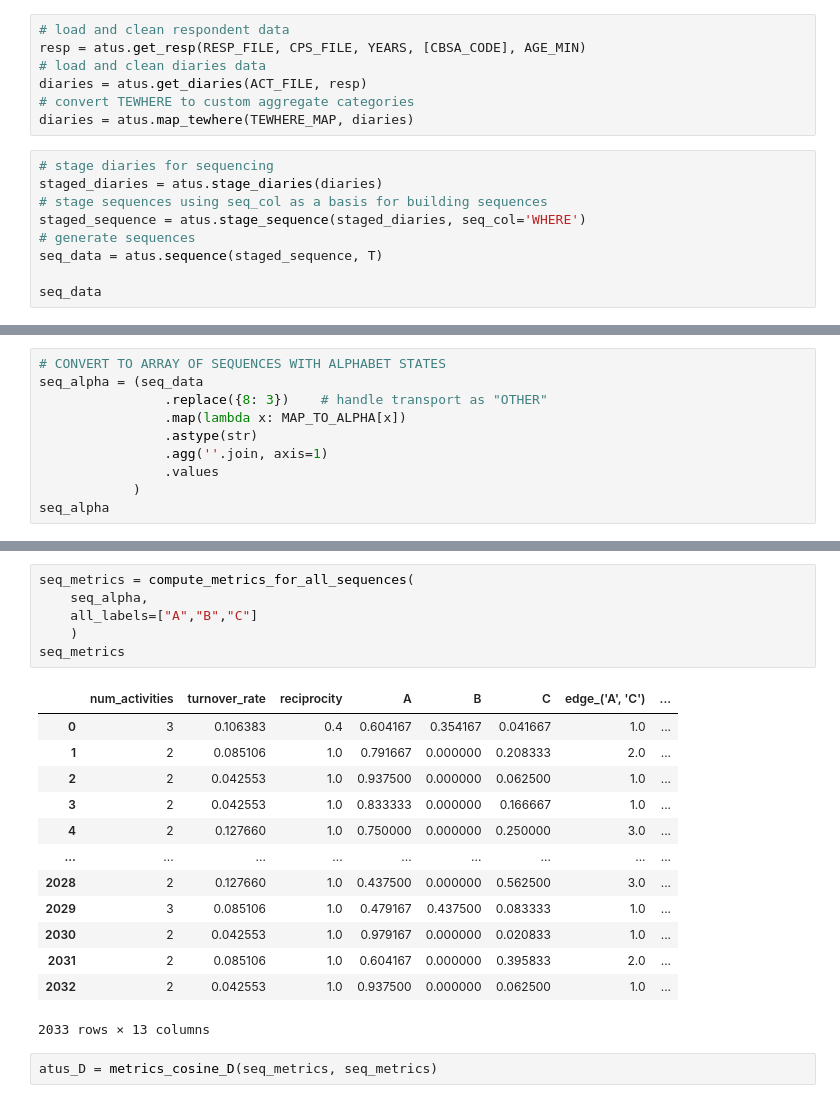
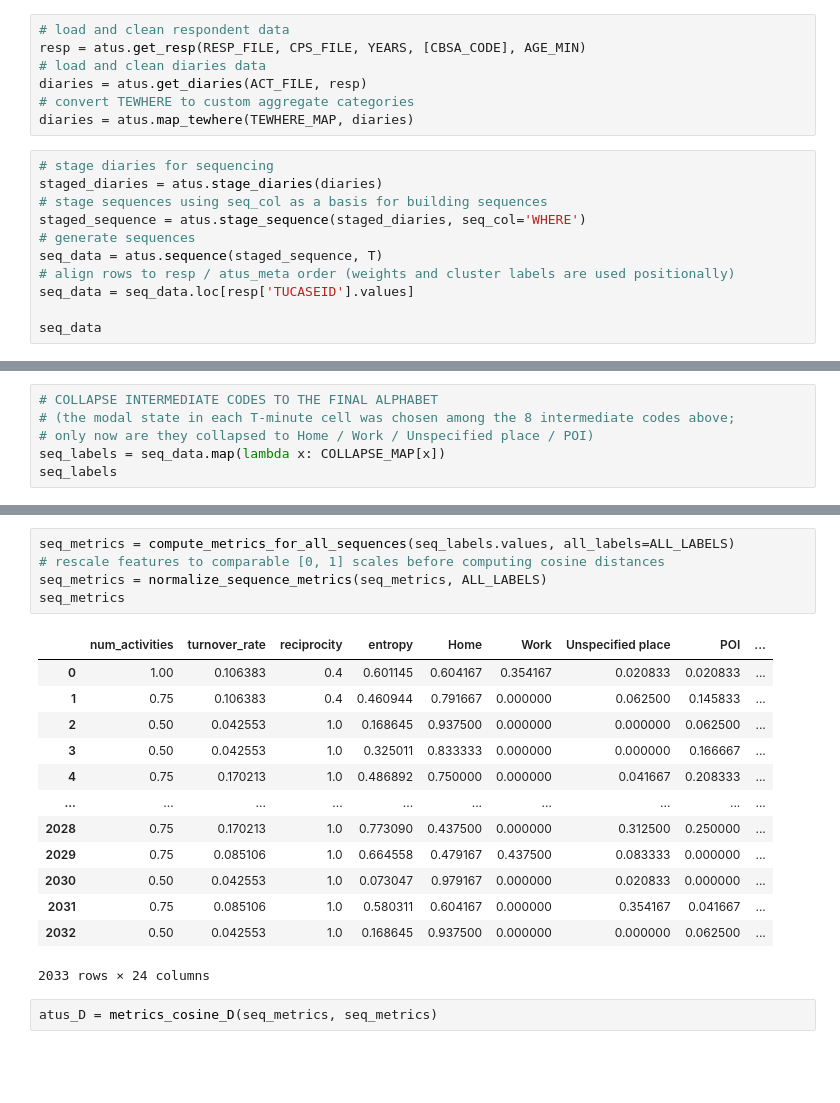
Before and after one commit to unchitta/mob-calibrate, a Jupyter notebook: examples/walkthrough_03_process_atus.ipynb, the cells around one changed output, grey strips where cells are left out. Drawn from its saved outputs; the diff is of its cells as text; blank space fills up the shorter version.

```diff
--- a/examples/walkthrough_03_process_atus.ipynb
+++ b/examples/walkthrough_03_process_atus.ipynb
@@ -181,6 +186,8 @@ staged_diaries = atus.stage_diaries(diaries)
 staged_sequence = atus.stage_sequence(staged_diaries, seq_col='WHERE')
 # generate sequences
 seq_data = atus.sequence(staged_sequence, T)
+# align rows to resp / atus_meta order (weights and cluster labels are used positionally)
+seq_data = seq_data.loc[resp['TUCASEID'].values]
 
 seq_data
 # %% [output]
@@ -199,13 +206,9 @@ seq_data
 | 20191212192093 | 1 | 1 | 1 | 1 | 1 | 1 | 1 | 1 | 1 | 1 | ... | ... |
 2033 rows × 48 columns
 # %%
-# CONVERT TO ARRAY OF SEQUENCES WITH ALPHABET STATES
-seq_alpha = (seq_data
-                .replace({8: 3})    # handle transport as "OTHER"
-                .map(lambda x: MAP_TO_ALPHA[x])
-                .astype(str)
-                .agg(''.join, axis=1)
-                .values
-            )
-seq_alpha
+# COLLAPSE INTERMEDIATE CODES TO THE FINAL ALPHABET
+# (the modal state in each T-minute cell was chosen among the 8 intermediate codes above;
+# only now are they collapsed to Home / Work / Unspecified place / POI)
+seq_labels = seq_data.map(lambda x: COLLAPSE_MAP[x])
+seq_labels
 # %% [output]
@@ -218,23 +229,22 @@ array(['AAAAAAACBBBBBBBBBCBBBBBBBBAAAAAAAAAAAAAAAAAAAAAA',
 # %%
-seq_metrics = compute_metrics_for_all_sequences(
-    seq_alpha,
-    all_labels=["A","B","C"]
-    )
+seq_metrics = compute_metrics_for_all_sequences(seq_labels.values, all_labels=ALL_LABELS)
+# rescale features to comparable [0, 1] scales before computing cosine distances
+seq_metrics = normalize_sequence_metrics(seq_metrics, ALL_LABELS)
 seq_metrics
 # %% [output]
-|  | num_activities | turnover_rate | reciprocity | A | B | C | edge_('A', 'C') | ... |
-| 0 | 3 | 0.106383 | 0.4 | 0.604167 | 0.354167 | 0.041667 | 1.0 | ... |
-| 1 | 2 | 0.085106 | 1.0 | 0.791667 | 0.000000 | 0.208333 | 2.0 | ... |
-| 2 | 2 | 0.042553 | 1.0 | 0.937500 | 0.000000 | 0.062500 | 1.0 | ... |
-| 3 | 2 | 0.042553 | 1.0 | 0.833333 | 0.000000 | 0.166667 | 1.0 | ... |
-| 4 | 2 | 0.127660 | 1.0 | 0.750000 | 0.000000 | 0.250000 | 3.0 | ... |
-| ... | ... | ... | ... | ... | ... | ... | ... | ... |
-| 2028 | 2 | 0.127660 | 1.0 | 0.437500 | 0.000000 | 0.562500 | 3.0 | ... |
-| 2029 | 3 | 0.085106 | 1.0 | 0.479167 | 0.437500 | 0.083333 | 1.0 | ... |
-| 2030 | 2 | 0.042553 | 1.0 | 0.979167 | 0.000000 | 0.020833 | 1.0 | ... |
-| 2031 | 2 | 0.085106 | 1.0 | 0.604167 | 0.000000 | 0.395833 | 2.0 | ... |
-| 2032 | 2 | 0.042553 | 1.0 | 0.937500 | 0.000000 | 0.062500 | 1.0 | ... |
+|  | num_activities | turnover_rate | reciprocity | entropy | Home | Work | Unspecified place | POI | ... |
+| 0 | 1.00 | 0.106383 | 0.4 | 0.601145 | 0.604167 | 0.354167 | 0.020833 | 0.020833 | ... |
+| 1 | 0.75 | 0.106383 | 0.4 | 0.460944 | 0.791667 | 0.000000 | 0.062500 | 0.145833 | ... |
+| 2 | 0.50 | 0.042553 | 1.0 | 0.168645 | 0.937500 | 0.000000 | 0.000000 | 0.062500 | ... |
+| 3 | 0.50 | 0.042553 | 1.0 | 0.325011 | 0.833333 | 0.000000 | 0.000000 | 0.166667 | ... |
+| 4 | 0.75 | 0.170213 | 1.0 | 0.486892 | 0.750000 | 0.000000 | 0.041667 | 0.208333 | ... |
+| ... | ... | ... | ... | ... | ... | ... | ... | ... | ... |
+| 2028 | 0.75 | 0.170213 | 1.0 | 0.773090 | 0.437500 | 0.000000 | 0.312500 | 0.250000 | ... |
+| 2029 | 0.75 | 0.085106 | 1.0 | 0.664558 | 0.479167 | 0.437500 | 0.083333 | 0.000000 | ... |
+| 2030 | 0.50 | 0.042553 | 1.0 | 0.073047 | 0.979167 | 0.000000 | 0.020833 | 0.000000 | ... |
+| 2031 | 0.75 | 0.085106 | 1.0 | 0.580311 | 0.604167 | 0.000000 | 0.354167 | 0.041667 | ... |
+| 2032 | 0.50 | 0.042553 | 1.0 | 0.168645 | 0.937500 | 0.000000 | 0.000000 | 0.062500 | ... |
-2033 rows × 13 columns
+2033 rows × 24 columns
 # %%
 atus_D = metrics_cosine_D(seq_metrics, seq_metrics)
 # %%
```
Also changed, not shown: parts of 8 cells of this notebook, 8 other files.
